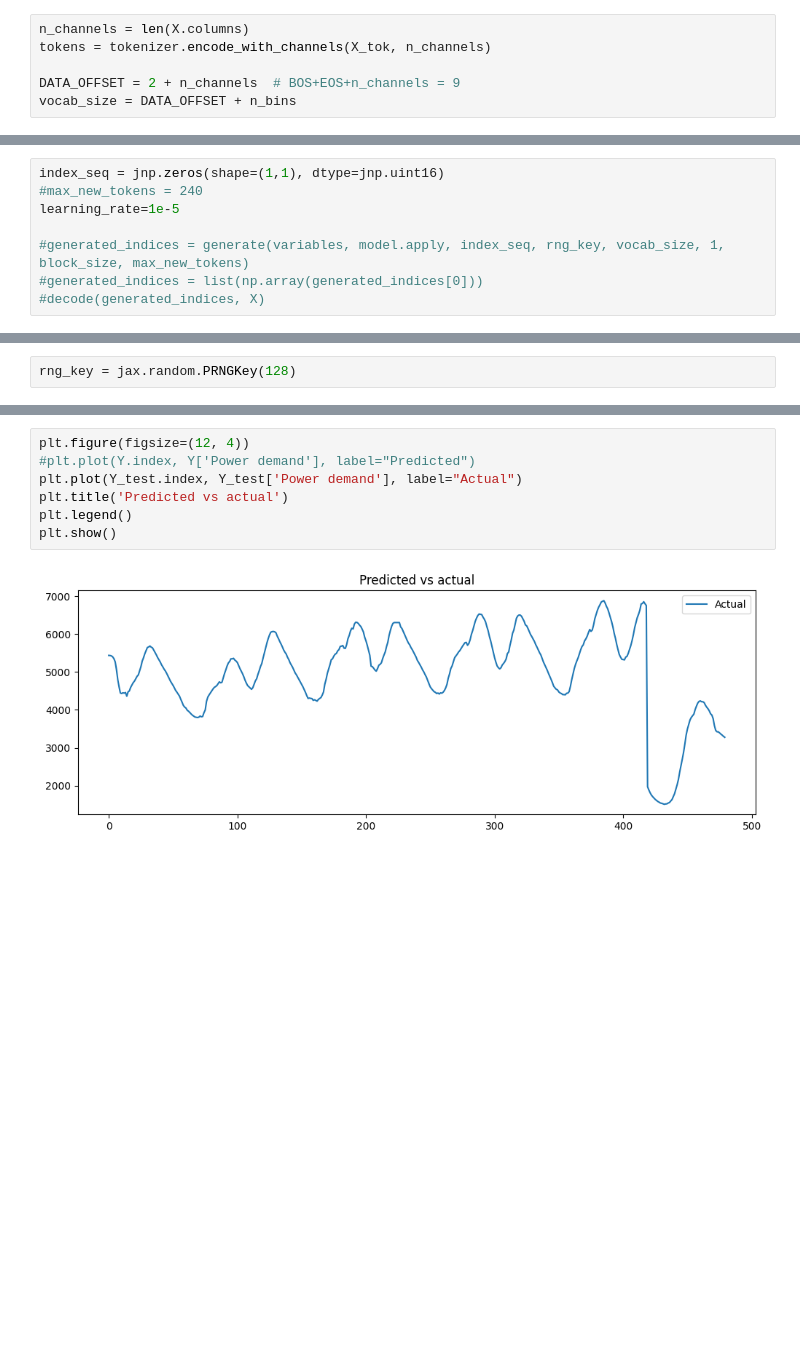
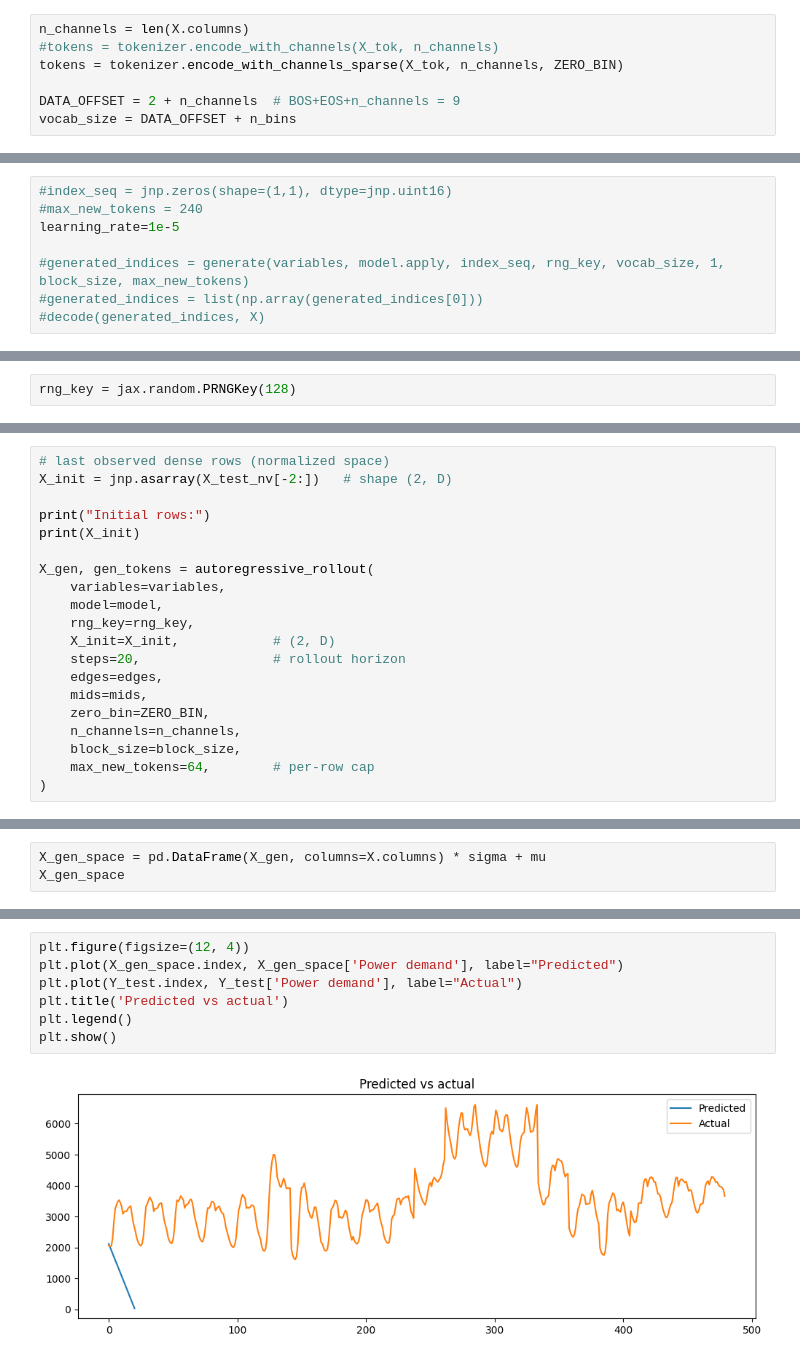
Before and after one commit to martinlie/vector-tokenizer, a Jupyter notebook: vector-tokenizer/2b tokenize2.ipynb, the cells around one changed output, grey strips where cells are left out. Drawn from its saved outputs; the diff is of its cells as text; blank space fills up the shorter version.

Commit message:
Tokenizer streaming update - not finished yet

````diff
--- a/vector-tokenizer/2b tokenize2.ipynb
+++ b/vector-tokenizer/2b tokenize2.ipynb
@@ -126,7 +149,8 @@ Example:
 ```
 # %%
 n_channels = len(X.columns)
-tokens = tokenizer.encode_with_channels(X_tok, n_channels)
+#tokens = tokenizer.encode_with_channels(X_tok, n_channels)
+tokens = tokenizer.encode_with_channels_sparse(X_tok, n_channels, ZERO_BIN)
 
 DATA_OFFSET = 2 + n_channels  # BOS+EOS+n_channels = 9
 vocab_size = DATA_OFFSET + n_bins
@@ -206,7 +234,7 @@ print(out.shape)
 # %% [markdown]
 ## Time Series Generation Pre-Training
 # %%
-index_seq = jnp.zeros(shape=(1,1), dtype=jnp.uint16)
+#index_seq = jnp.zeros(shape=(1,1), dtype=jnp.uint16)
 #max_new_tokens = 240
 learning_rate=1e-5
 
@@ -317,0 +795,20 @@ Y_test = X.iloc[t+max_new_tokens:t+max_new_tokens+max_new_tokens].reset_index(dr
+# %%
+# last observed dense rows (normalized space)
+X_init = jnp.asarray(X_test_nv[-2:])   # shape (2, D)
+
+print("Initial rows:")
+print(X_init)
+
+X_gen, gen_tokens = autoregressive_rollout(
+    variables=variables,
+    model=model,
+    rng_key=rng_key,
+    X_init=X_init,            # (2, D)
+    steps=20,                 # rollout horizon
+    edges=edges,
+    mids=mids,
+    zero_bin=ZERO_BIN,
+    n_channels=n_channels,
+    block_size=block_size,
+    max_new_tokens=64,        # per-row cap
+)
@@ -317,0 +843,3 @@ Y_test = X.iloc[t+max_new_tokens:t+max_new_tokens+max_new_tokens].reset_index(dr
+# %%
+X_gen_space = pd.DataFrame(X_gen, columns=X.columns) * sigma + mu
+X_gen_space
@@ -318,9 +864,9 @@ Y_test = X.iloc[t+max_new_tokens:t+max_new_tokens+max_new_tokens].reset_index(dr
 # %%
 plt.figure(figsize=(12, 4))
-#plt.plot(Y.index, Y['Power demand'], label="Predicted")
+plt.plot(X_gen_space.index, X_gen_space['Power demand'], label="Predicted")
 plt.plot(Y_test.index, Y_test['Power demand'], label="Actual")
 plt.title('Predicted vs actual')
 plt.legend()
 plt.show()
 # %% [output]
-[figure, old version]
+[figure, new version]
````
Also changed, not shown: parts of 23 cells of this notebook, 4 other files.
